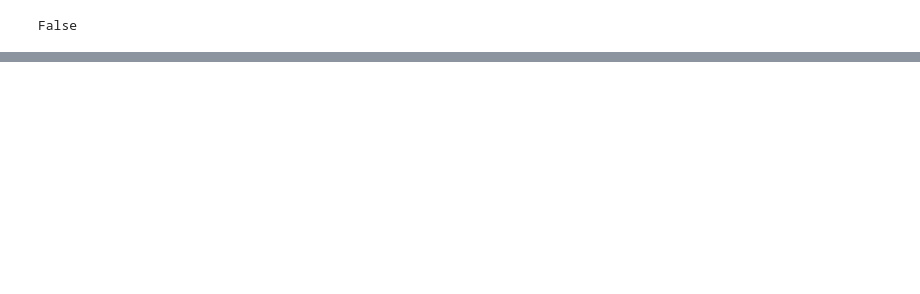
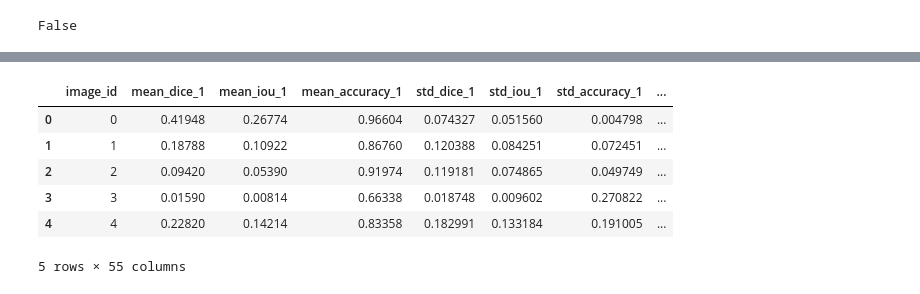
Before and after one commit to ThanhNguyen140/SAM_evaluation, a Jupyter notebook: thanh/result_analysis.ipynb, the cells around one changed output, grey strips where cells are left out. Drawn from its saved outputs; the diff is of its cells as text; code cells hidden in the pictures; blank space fills up the shorter version.

```diff
--- a/thanh/result_analysis.ipynb
+++ b/thanh/result_analysis.ipynb
@@ -51,0 +99,10 @@ False
+# %%
+class_2.head()
+# %% [output]
+|  | image_id | mean_dice_1 | mean_iou_1 | mean_accuracy_1 | std_dice_1 | std_iou_1 | std_accuracy_1 | ... |
+| 0 | 0 | 0.41948 | 0.26774 | 0.96604 | 0.074327 | 0.051560 | 0.004798 | ... |
+| 1 | 1 | 0.18788 | 0.10922 | 0.86760 | 0.120388 | 0.084251 | 0.072451 | ... |
+| 2 | 2 | 0.09420 | 0.05390 | 0.91974 | 0.119181 | 0.074865 | 0.049749 | ... |
+| 3 | 3 | 0.01590 | 0.00814 | 0.66338 | 0.018748 | 0.009602 | 0.270822 | ... |
+| 4 | 4 | 0.22820 | 0.14214 | 0.83358 | 0.182991 | 0.133184 | 0.191005 | ... |
+5 rows × 55 columns
```
Also changed, not shown: parts of 13 cells of this notebook, 1 other file.
